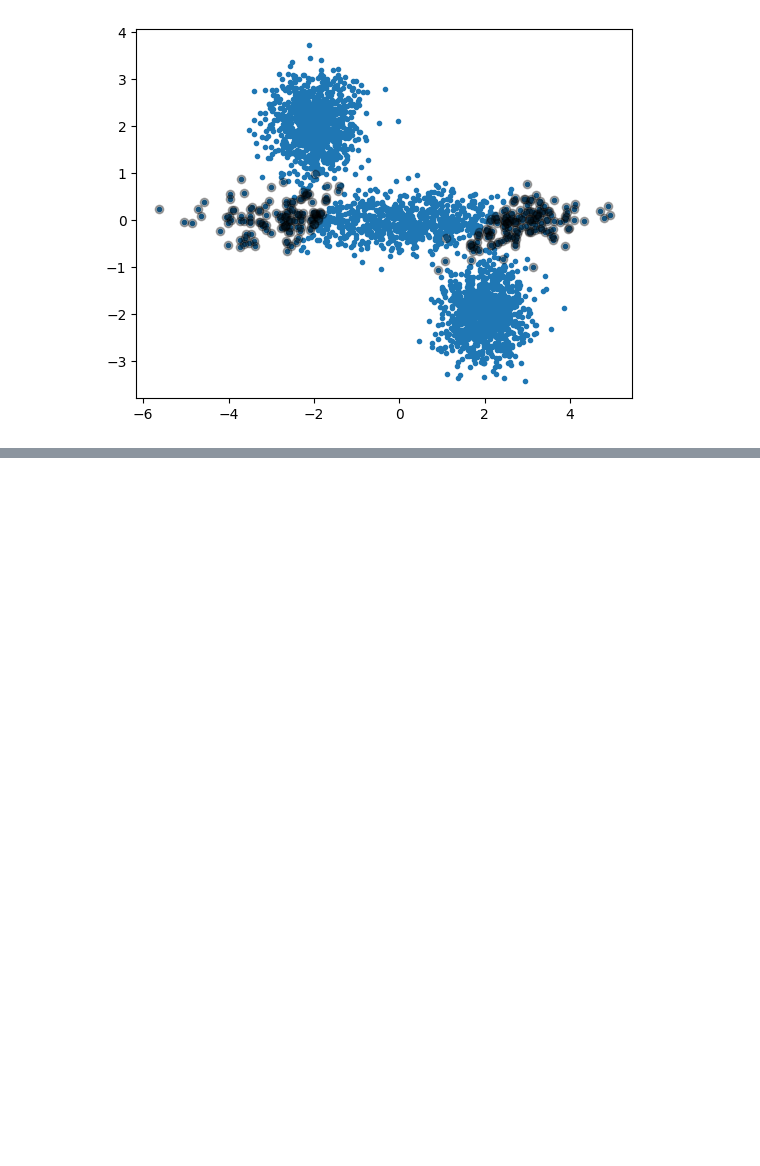
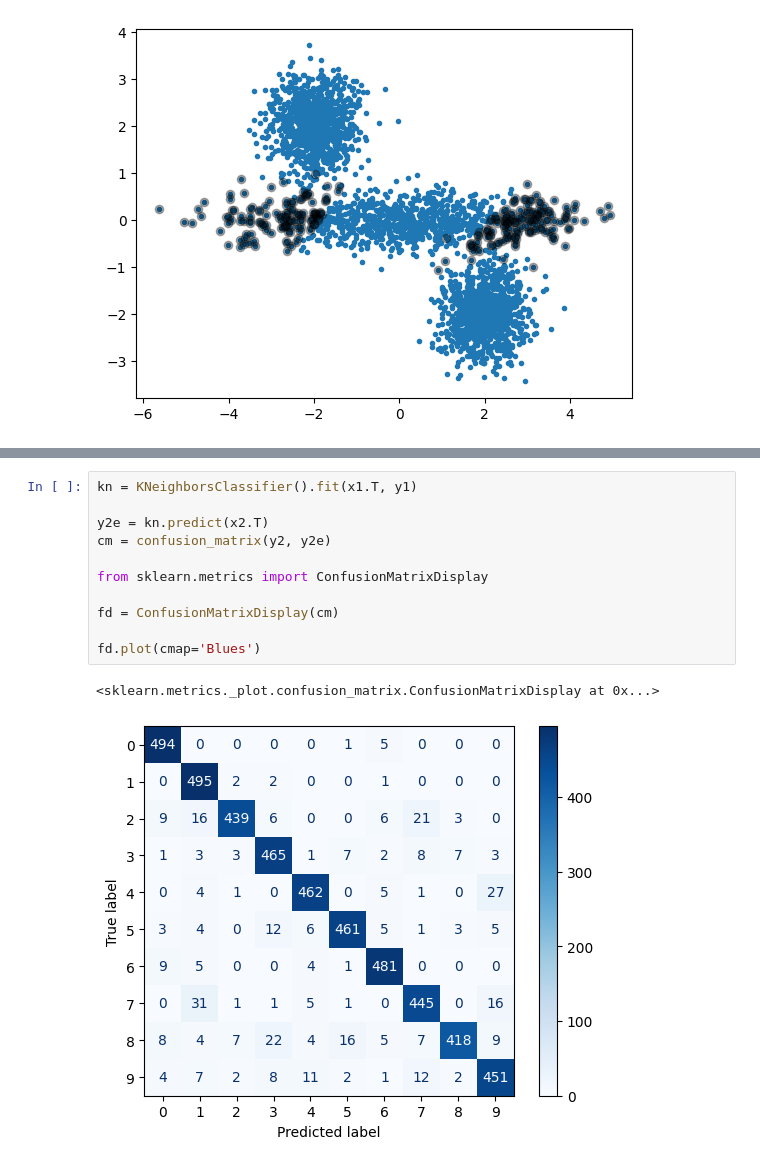
Before and after one commit to RuiFerreira05/ISEL-Year-3, a Jupyter notebook: AA/codigo/10_15.ipynb, the cells around one changed output, grey strips where cells are left out. Saved outputs shown, nothing was run; the diff lists cells and outputs as text; blank space fills up the shorter version.

```diff
--- a/AA/codigo/10_15.ipynb
+++ b/AA/codigo/10_15.ipynb
@@ -84,0 +140,14 @@ plt.plot(X[0, y!=ye], X[1, y!=ye], 'ok', alpha=.3)
+# %%
+kn = KNeighborsClassifier().fit(x1.T, y1)
+
+y2e = kn.predict(x2.T)
+cm = confusion_matrix(y2, y2e)
+
+from sklearn.metrics import ConfusionMatrixDisplay
+
+fd = ConfusionMatrixDisplay(cm)
+
+fd.plot(cmap='Blues')
+# %% [output]
+<sklearn.metrics._plot.confusion_matrix.ConfusionMatrixDisplay at 0x...>
+[figure, added]
```
Also changed, not shown: parts of 7 cells of this notebook.
